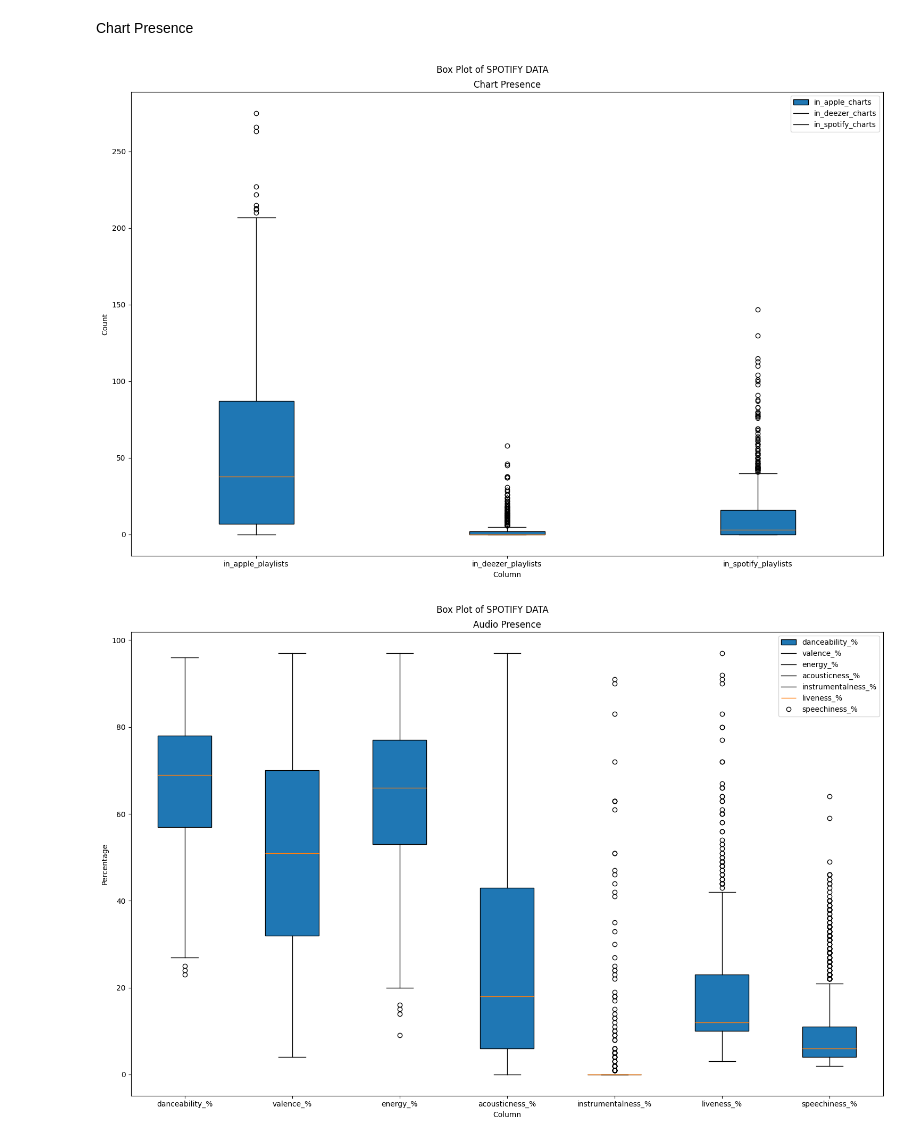
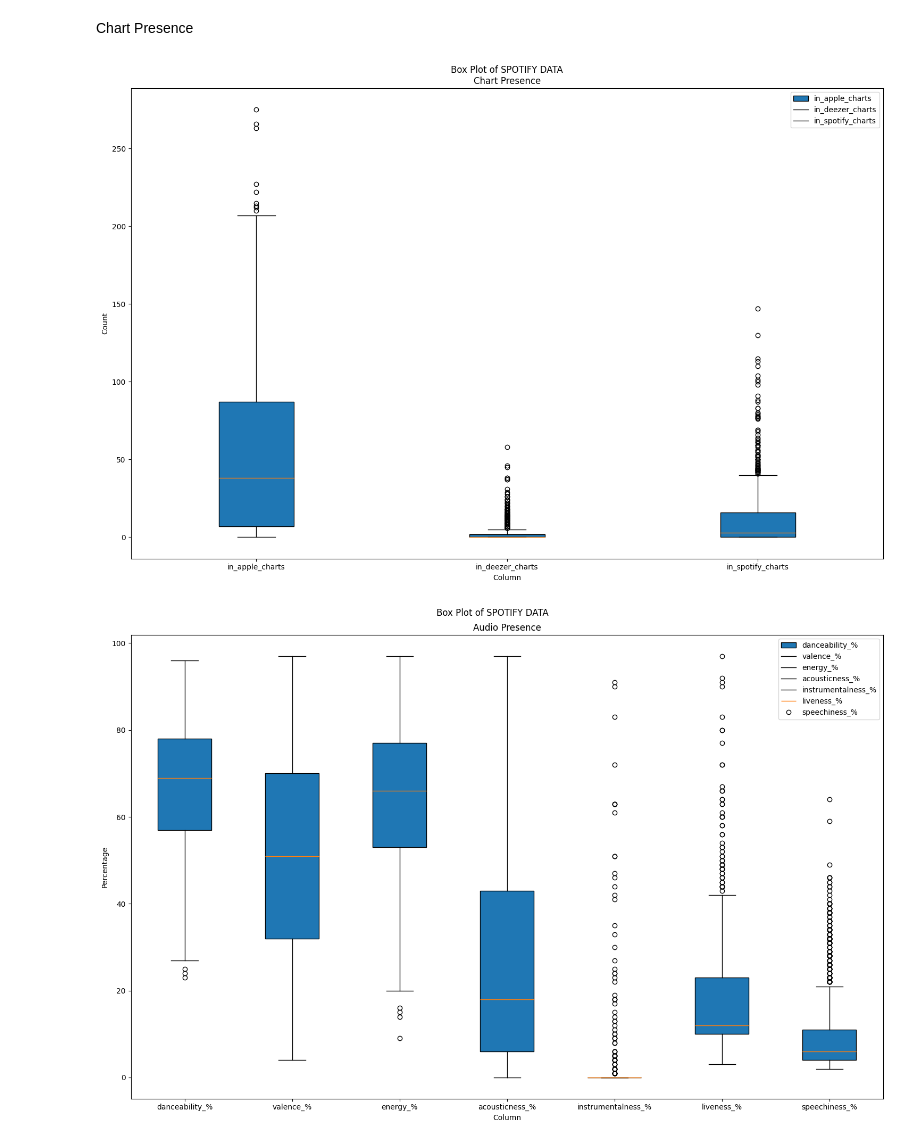
Before and after one commit to i-ap5/FamBus, a Jupyter notebook: famBus.ipynb, the cells around one changed output. Saved outputs shown, nothing was run; the diff lists cells and outputs as text; code cells hidden in the pictures.

```diff
--- a/famBus.ipynb
+++ b/famBus.ipynb
@@ -272,6 +301,6 @@ Rows with NULL or empty track_name:
 # %%
 #Manually changing the track name
 
-# df_org.loc[374, 'track_name'] = 'Shinunoga E-Wa'
+df_org.loc[374, 'track_name'] = 'Shinunoga E-Wa'
 df_org.loc[374]
 # %% [output]
@@ -464,3 +493,7 @@ df_org
 | 951 | En La De Ella | Feid, Sech, Jhayco | 3 | 2022 | 10 | 20 | 1320 | ... |
 | 952 | Alone | Burna Boy | 1 | 2022 | 11 | 4 | 782 | ... |
 949 rows × 22 columns
+# %%
+#Resetting the index
+df_org.reset_index(drop=True, inplace=True)
+df_org
@@ -597,19 +623,18 @@ plt.show()
 Chart Presence
 # %%
 chartData=out_check[['in_apple_charts','in_deezer_charts','in_spotify_charts']]
-chartColumn=playList.columns
+chartColumn=chartData.columns
 
 plt.figure(figsize=(15,10))
-plt.suptitle('Box Plot of SPOTIFY DATA')
-plt.title('Chart Presence')
+plt.title('Box Plot of SPOTIFY DATA\nChart Presence')
 plt.boxplot(chartData,patch_artist=True,labels=chartColumn)
 plt.xlabel("Column")
 plt.ylabel('Count')
 plt.legend(chartData)
 plt.tight_layout()
 plt.show()
 # %% [output]
-[figure, old version]
+[figure, new version]
 # %%
 audioData=out_check[['danceability_%', 'valence_%', 'energy_%', 'acousticness_%', 'instrumentalness_%', 'liveness_%',
                    'speechiness_%']]
```
Also changed, not shown: parts of 17 cells of this notebook, 1 other file.
